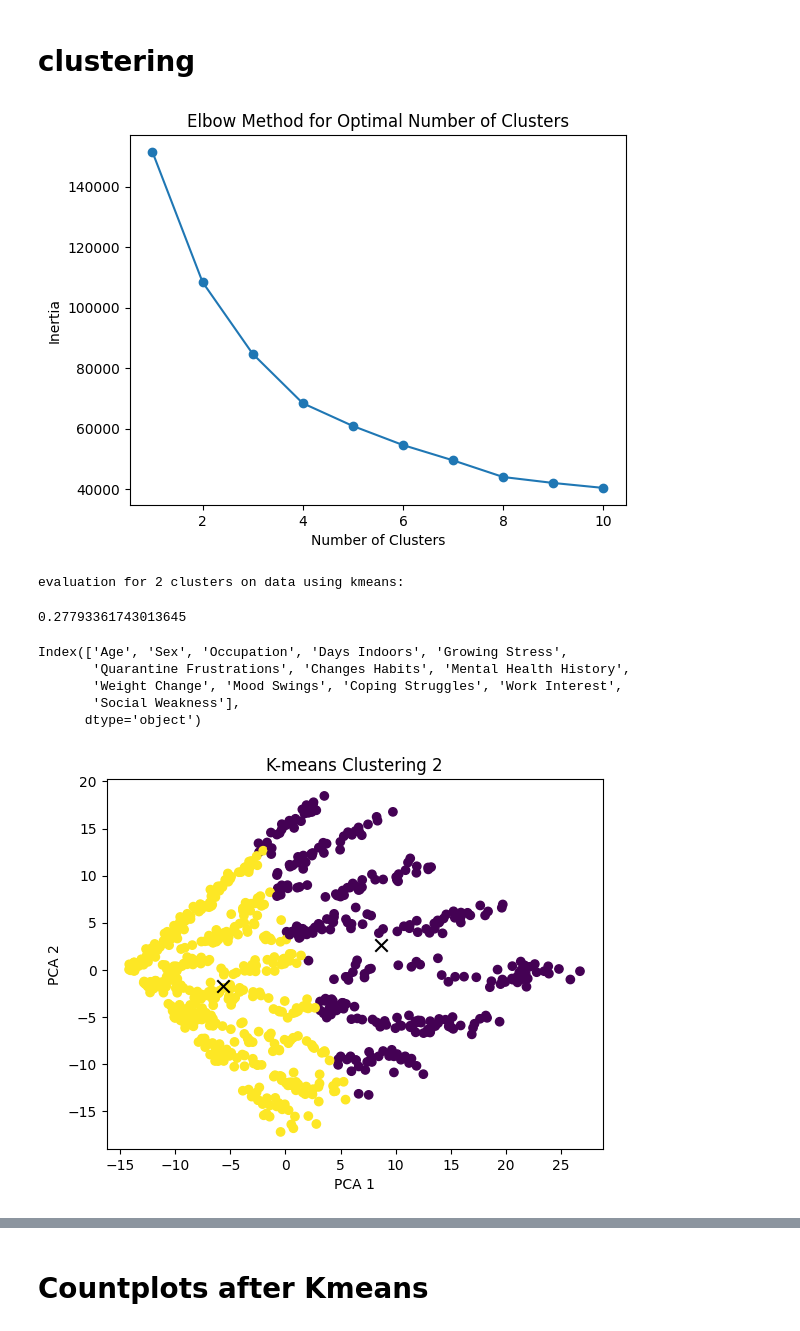
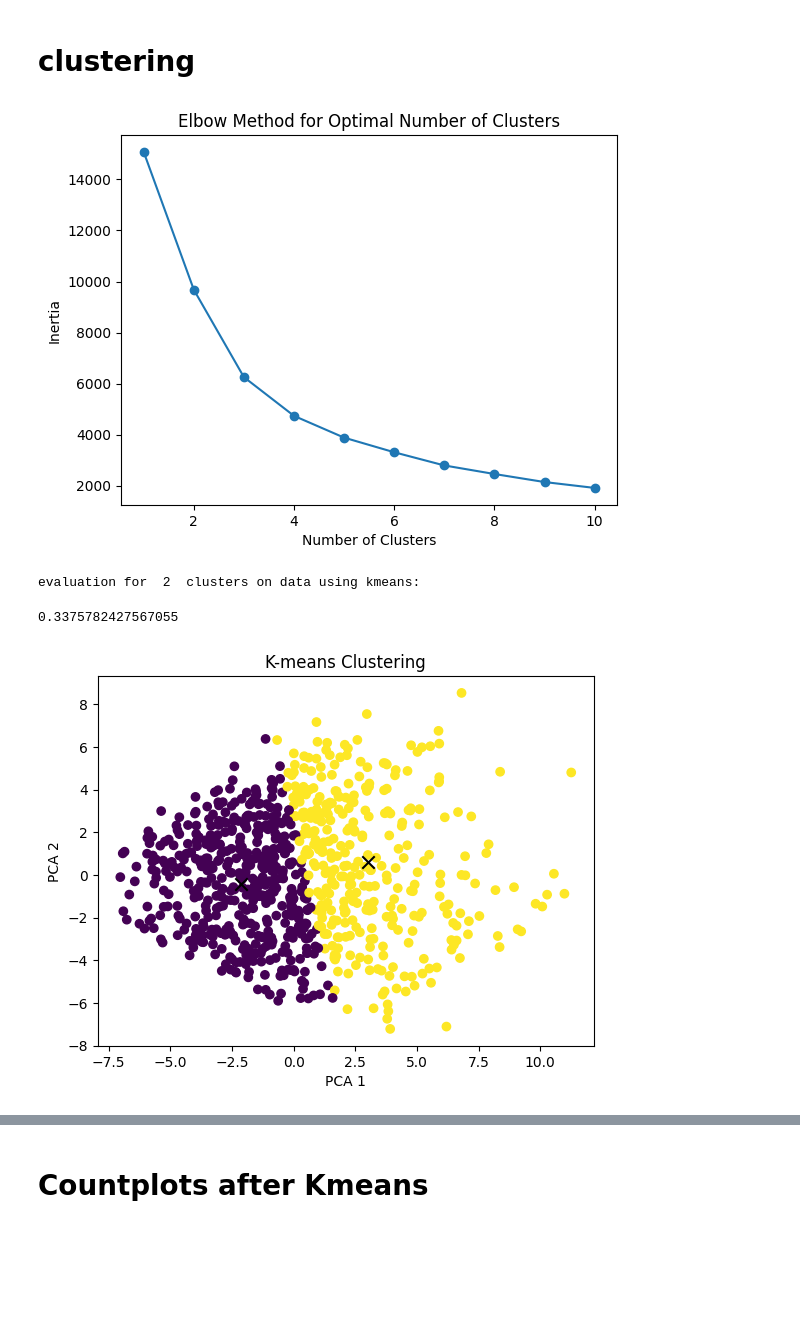
Before and after one commit to Soha85/MyKaggle, a Jupyter notebook: depression.ipynb, the cells around one changed output, grey strips where cells are left out. Cells and saved outputs as stored; diff of their text form; code cells hidden in the pictures; blank space fills up the shorter version.

```diff
--- a/depression.ipynb
+++ b/depression.ipynb
@@ -288,7 +288,7 @@ warnings.filterwarnings("ignore")
 # Initialise the Scaler
 scaler = StandardScaler()
 # To scale data
-df_scaled = scaler.fit_transform(df)
+df_scaled = scaler.fit_transform(X_poly_df)
 # %% [markdown]
 # PCA
 # %%
@@ -296,9 +296,9 @@ from sklearn.decomposition import PCA
 components_range=range(1,len(X_poly_df.columns)+1)
 for n in components_range:
     pca = PCA(n_components=n)
-    pca.fit(X_poly_df)
+    pca.fit(df_scaled)
 pca = PCA(n_components=len(X_poly_df.columns))
-pca.fit(X_poly_df)
+pca.fit(df_scaled)
 # Calculate explained variance and cumulative explained variance for this iteration
 explained_variance=pca.explained_variance_ratio_
 cumulative_explained_variance=np.cumsum(pca.explained_variance_ratio_)
@@ -317,6 +317,6 @@ plt.legend()
 # %%
-pca = PCA(n_components=4)
-pca_df = pca.fit_transform(X_poly_df)
+pca = PCA(n_components=2)
+pca_df = pca.fit_transform(df_scaled)
 # %% [markdown]
 # clustering
 # %%
@@ -334,11 +334,12 @@ plt.ylabel('Inertia')
 plt.title('Elbow Method for Optimal Number of Clusters')
 plt.show()
 # %% [output]
-[figure, old version]
+[figure, new version]
 # %%
+n_clus=2
 from sklearn.metrics import silhouette_score
-kmeans = KMeans(n_clusters=2, random_state=42)
+kmeans = KMeans(n_clusters=n_clus, random_state=42)
 kmeans.fit(pca_df)
-print("evaluation for 2 clusters on data using kmeans:")
+print("evaluation for ",n_clus," clusters on data using kmeans:")
 silhouette_score(pca_df, kmeans.labels_)
 # %% [output]
@@ -346,20 +347,12 @@ evaluation for 2 clusters on data using kmeans:
-0.27793361743013645
+0.3375782427567055
-# %%
-df.columns
-# %% [output]
-Index(['Age', 'Sex', 'Occupation', 'Days Indoors', 'Growing Stress',
-       'Quarantine Frustrations', 'Changes Habits', 'Mental Health History',
-       'Weight Change', 'Mood Swings', 'Coping Struggles', 'Work Interest',
-       'Social Weakness'],
-      dtype='object')
 # %%
 plt.scatter(pca_df[:, 0], pca_df[:, 1], c=kmeans.labels_, cmap='viridis')
 plt.xlabel('PCA 1')
 plt.ylabel('PCA 2')
-plt.title('K-means Clustering 2')
+plt.title('K-means Clustering')
 # Optionally plot cluster centroids
 plt.scatter(kmeans.cluster_centers_[:, 0], kmeans.cluster_centers_[:, 1], s=80, c='black', marker='x')
 plt.show()
 # %% [output]
-[figure, old version]
+[figure, new version]
 # %%
```
Also changed, not shown: parts of 6 cells of this notebook.
